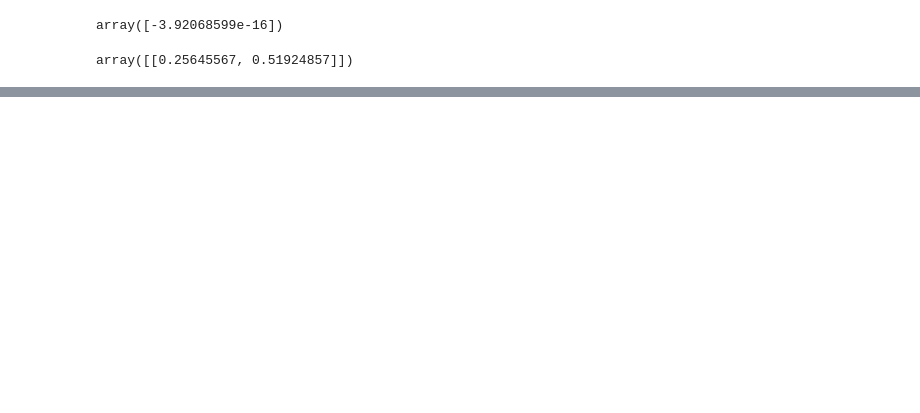
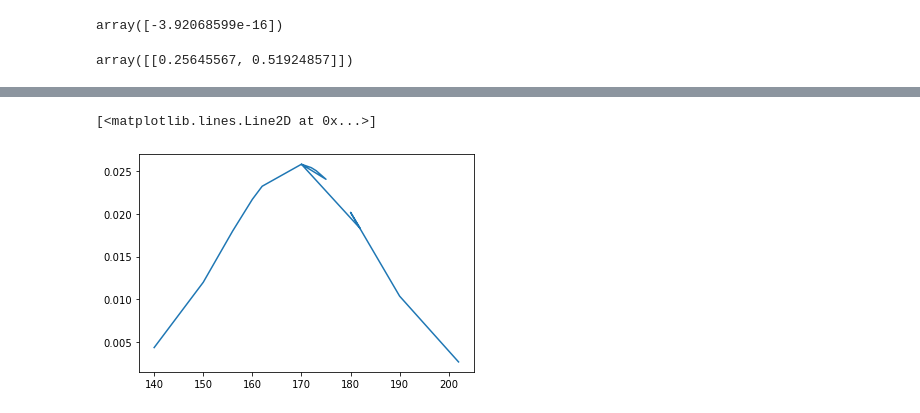
Before and after one commit to denisvivdenko/DotNetMachineLearning, a Jupyter notebook: DataPreprocessingScripts/house_prices_linear_regression.ipynb, the cells around one changed output, grey strips where cells are left out. Drawn from its saved outputs; the diff is of its cells as text; code cells hidden in the pictures; blank space fills up the shorter version.

```diff
--- a/DataPreprocessingScripts/house_prices_linear_regression.ipynb
+++ b/DataPreprocessingScripts/house_prices_linear_regression.ipynb
@@ -277,0 +274,3 @@ X.to_csv('multiple_regression_dataset.csv')
+# %%
+mean = np.mean(x)
+sd = np.std(x)
@@ -277,0 +283,2 @@ X.to_csv('multiple_regression_dataset.csv')
+# %%
+probabilities = norm.pdf(x, mean, sd)
@@ -277,0 +299,5 @@ X.to_csv('multiple_regression_dataset.csv')
+# %%
+plt.plot(x, probabilities)
+# %% [output]
+[<matplotlib.lines.Line2D at 0x...>]
+[figure, added]
```
Also changed, not shown: parts of 8 cells of this notebook, 5 other files.
